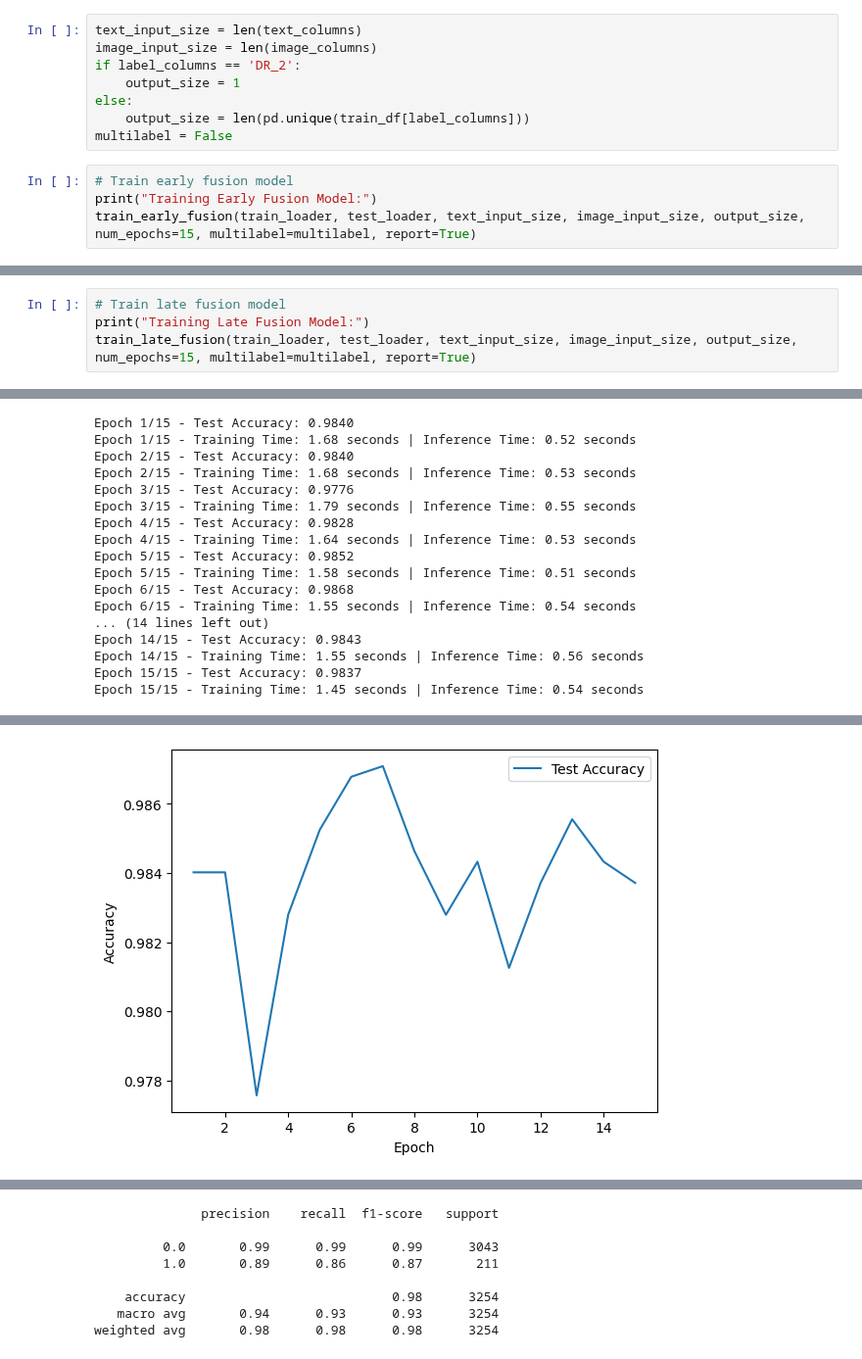
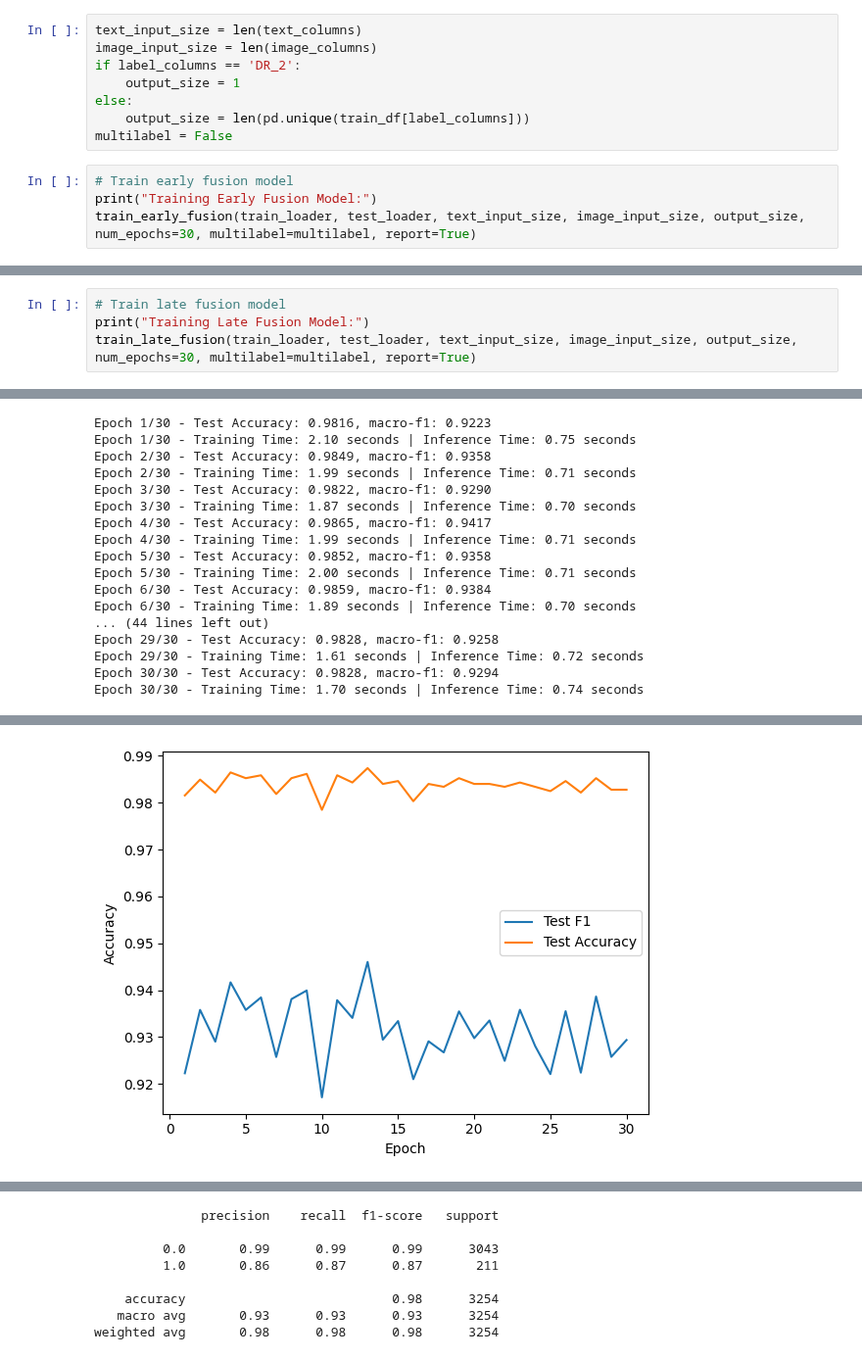
Before and after one commit to dsrestrepo/Foundational-Multimodal-Fusion-Benchmark, a Jupyter notebook: embed_model_brset.ipynb, the cells around one changed output, grey strips where cells are left out. Shown at 98% size. Cells and saved outputs as stored; diff of their text form.

```diff
--- a/embed_model_brset.ipynb
+++ b/embed_model_brset.ipynb
@@ -108,7 +108,7 @@ multilabel = False
 # %%
 # Train early fusion model
 print("Training Early Fusion Model:")
-train_early_fusion(train_loader, test_loader, text_input_size, image_input_size, output_size, num_epochs=15, multilabel=multilabel, report=True)
+train_early_fusion(train_loader, test_loader, text_input_size, image_input_size, output_size, num_epochs=30, multilabel=multilabel, report=True)
 # %% [output]
 Training Early Fusion Model:
 Model Memory Usage: 2.38 MB
@@ -167,7 +167,7 @@ weighted avg       0.98      0.98      0.98      3254
 # %%
 # Train late fusion model
 print("Training Late Fusion Model:")
-train_late_fusion(train_loader, test_loader, text_input_size, image_input_size, output_size, num_epochs=15, multilabel=multilabel, report=True)
+train_late_fusion(train_loader, test_loader, text_input_size, image_input_size, output_size, num_epochs=30, multilabel=multilabel, report=True)
 # %% [output]
 Training Late Fusion Model:
 Model Memory Usage: 1.19 MB
@@ -176,17 +176,17 @@ STAGE:2024-02-06 15:54:20 66548:66548 ActivityProfilerController.cpp:312] Comple
-Epoch 1/15 - Test Accuracy: 0.9840
-Epoch 1/15 - Training Time: 1.68 seconds | Inference Time: 0.52 seconds
-Epoch 2/15 - Test Accuracy: 0.9840
-Epoch 2/15 - Training Time: 1.68 seconds | Inference Time: 0.53 seconds
-Epoch 3/15 - Test Accuracy: 0.9776
-Epoch 3/15 - Training Time: 1.79 seconds | Inference Time: 0.55 seconds
-Epoch 4/15 - Test Accuracy: 0.9828
-Epoch 4/15 - Training Time: 1.64 seconds | Inference Time: 0.53 seconds
-Epoch 5/15 - Test Accuracy: 0.9852
-Epoch 5/15 - Training Time: 1.58 seconds | Inference Time: 0.51 seconds
-Epoch 6/15 - Test Accuracy: 0.9868
-Epoch 6/15 - Training Time: 1.55 seconds | Inference Time: 0.54 seconds
-... (14 lines left out)
-Epoch 14/15 - Test Accuracy: 0.9843
-Epoch 14/15 - Training Time: 1.55 seconds | Inference Time: 0.56 seconds
-Epoch 15/15 - Test Accuracy: 0.9837
-Epoch 15/15 - Training Time: 1.45 seconds | Inference Time: 0.54 seconds
+Epoch 1/30 - Test Accuracy: 0.9816, macro-f1: 0.9223
+Epoch 1/30 - Training Time: 2.10 seconds | Inference Time: 0.75 seconds
+Epoch 2/30 - Test Accuracy: 0.9849, macro-f1: 0.9358
+Epoch 2/30 - Training Time: 1.99 seconds | Inference Time: 0.71 seconds
+Epoch 3/30 - Test Accuracy: 0.9822, macro-f1: 0.9290
+Epoch 3/30 - Training Time: 1.87 seconds | Inference Time: 0.70 seconds
+Epoch 4/30 - Test Accuracy: 0.9865, macro-f1: 0.9417
+Epoch 4/30 - Training Time: 1.99 seconds | Inference Time: 0.71 seconds
+Epoch 5/30 - Test Accuracy: 0.9852, macro-f1: 0.9358
+Epoch 5/30 - Training Time: 2.00 seconds | Inference Time: 0.71 seconds
+Epoch 6/30 - Test Accuracy: 0.9859, macro-f1: 0.9384
+Epoch 6/30 - Training Time: 1.89 seconds | Inference Time: 0.70 seconds
+... (44 lines left out)
+Epoch 29/30 - Test Accuracy: 0.9828, macro-f1: 0.9258
+Epoch 29/30 - Training Time: 1.61 seconds | Inference Time: 0.72 seconds
+Epoch 30/30 - Test Accuracy: 0.9828, macro-f1: 0.9294
+Epoch 30/30 - Training Time: 1.70 seconds | Inference Time: 0.74 seconds
@@ -215,2 +215,2 @@ Total Inference Time per Epoch: 8.07 seconds
-[figure, old version]
+[figure, new version]
 [figure]
@@ -218,8 +218,8 @@ Total Inference Time per Epoch: 8.07 seconds
               precision    recall  f1-score   support
 
          0.0       0.99      0.99      0.99      3043
-         1.0       0.89      0.86      0.87       211
+         1.0       0.86      0.87      0.87       211
 
     accuracy                           0.98      3254
-   macro avg       0.94      0.93      0.93      3254
+   macro avg       0.93      0.93      0.93      3254
 weighted avg       0.98      0.98      0.98      3254
```
Also changed, not shown: parts of 2 cells of this notebook, 3 other files.
